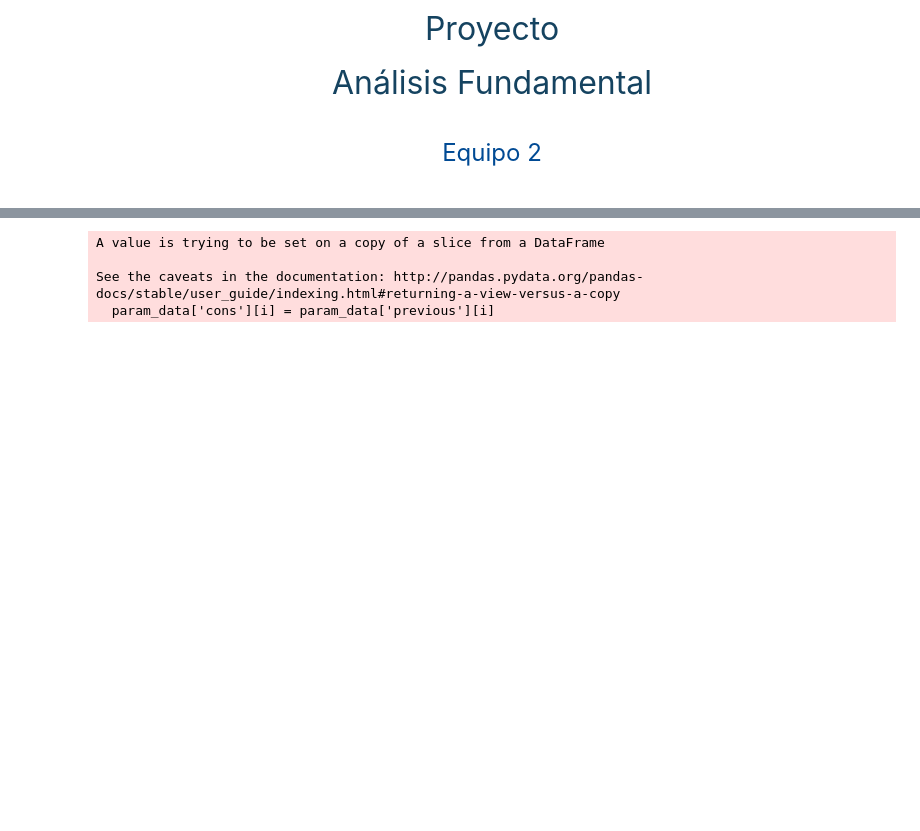
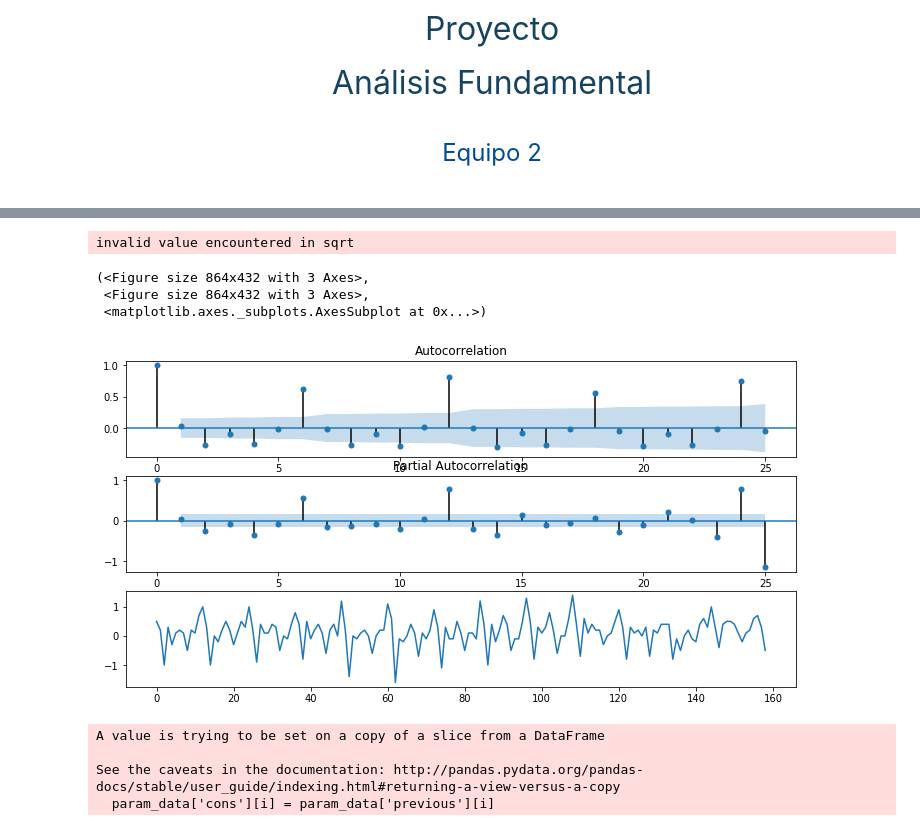
Before and after one commit to MaferAnso/Lab_4_Proyecto, a Jupyter notebook: notebook.ipynb, the cells around one changed output, grey strips where cells are left out. Drawn from its saved outputs; the diff is of its cells as text; code cells hidden in the pictures; blank space fills up the shorter version.

```diff
--- a/notebook.ipynb
+++ b/notebook.ipynb
@@ -19 +73,11 @@ import numpy as np
+# %%
+#autocorr = fn.f_autocorrelation(param_data=datos)
+pltauto= vn.autocorr(datos)
+pltauto
+# %% [output]
+invalid value encountered in sqrt
+(<Figure size 864x432 with 3 Axes>,
+ <Figure size 864x432 with 3 Axes>,
+ <matplotlib.axes._subplots.AxesSubplot at 0x...>)
+[figure, added]
 # %%
```
Also changed, not shown: parts of 15 cells of this notebook, 2 other files.
